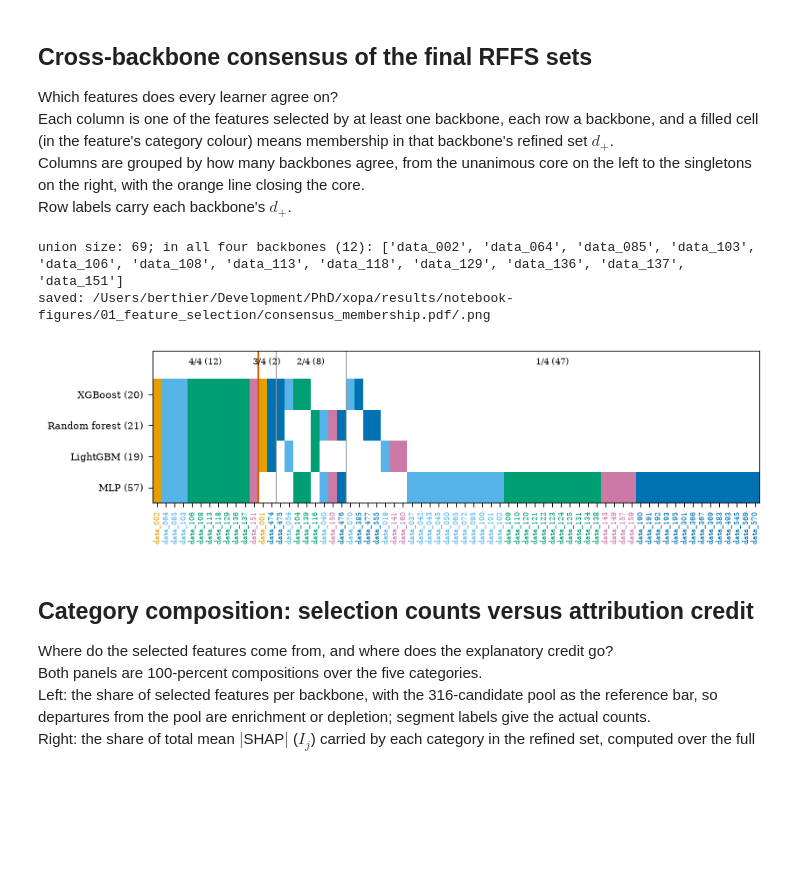
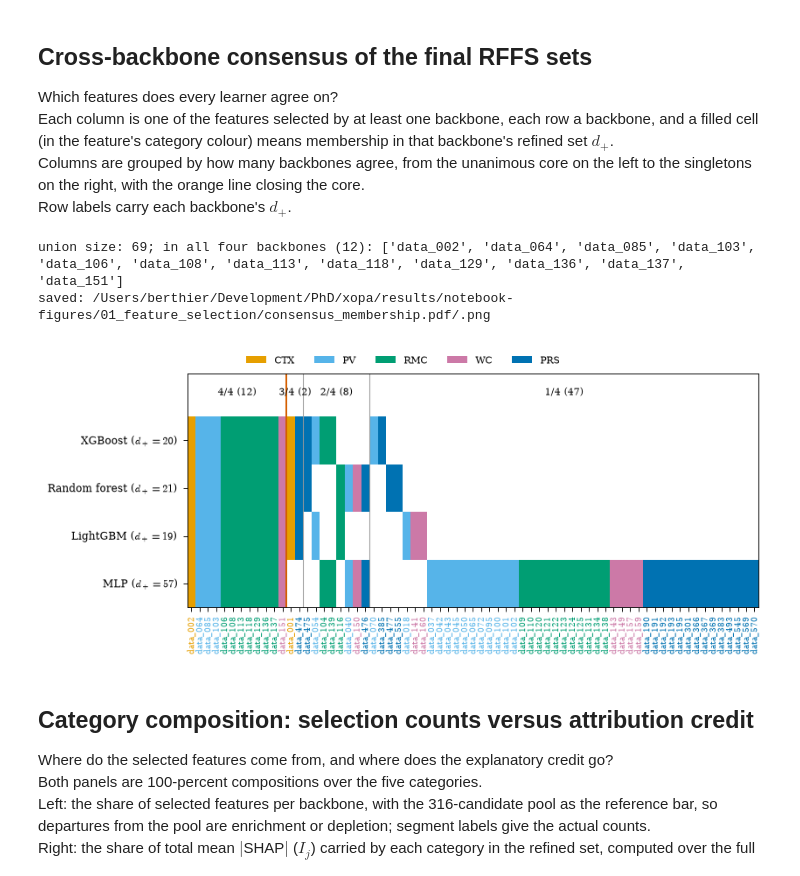
Before and after one commit to LouisTier/xopa, a Jupyter notebook: notebooks/01_feature_selection.ipynb, the cells around one changed output. Saved outputs shown, nothing was run; the diff lists cells and outputs as text; code cells hidden in the pictures; blank space fills up the shorter version.

Commit message:
feat: Update figures display

```diff
--- a/notebooks/01_feature_selection.ipynb
+++ b/notebooks/01_feature_selection.ipynb
@@ -187,8 +196,6 @@ Legend entries carry each backbone's $d_*$ at $\tau=0.8$.
 tau_grid = np.round(np.arange(0.05, 1.001, 0.05), 2)
 tau_summary_rows = []
 fig, (ax1, ax2) = plt.subplots(1, 2, figsize=(ONE_HALF_COL, 2.9), sharex=True)
-ax2.axhspan(0.9, 1.0, color="#BBBBBB", alpha=0.25, lw=0)
-ax2.text(0.07, 0.905, "near-identical set", fontsize=6, color="#555555", va="bottom")
 for backbone in BACKBONES:
     winner = summaries[backbone]["winner"]
     cell = freqs[backbone].query(
@@ -221,19 +228,10 @@ for backbone in BACKBONES:
         )
         ax1.plot(tau_auto, len(kept_auto), ls="none", **marker_kw)
         ax2.plot(tau_auto, j_auto, ls="none", **marker_kw)
-    else:
-        ax1.annotate(
-            "no admissible " + N["tau"] + "$_{auto}$\n(probe frequency 1.0)",
-            xy=(1.0, d_curve[-1]),
-            xytext=(0.50, d_curve[-1] - 36),
-            fontsize=6,
-            color=color,
-            arrowprops=dict(arrowstyle="->", color=color, lw=0.7),
-        )
     tau_summary_rows.append(
         {
             "backbone": BACKBONE_LABELS[backbone],
-            "probe frequency": max_probe / Q,
+            "reference frequency": max_probe / Q,
             "tau_auto": tau_auto,
             "survivors at tau_auto": (
                 len(kept_auto) if tau_auto is not None else np.nan
@@ -243,15 +241,15 @@ for backbone in BACKBONES:
     )
 for ax in (ax1, ax2):
     ax.axvline(0.8, color="black", ls="--", lw=0.9)
-    ax.set_xlabel(N["tau"])
-ax1.set_ylabel(f"survivors {N['d_star']}({N['tau']})")
-ax2.set_ylabel(r"Jaccard vs $\tau=0.8$ set")
+    ax.set_xlabel("Frequency threshold " + N["tau"])
+ax1.set_ylabel(f"Survivor-set size, {N['d_star']}({N['tau']})")
+ax2.set_ylabel("Jaccard overlap with reference survivor set")
 ax2.set_ylim(0.55, 1.02)
 handles, labels = ax1.get_legend_handles_labels()
 handles.append(
     plt.Line2D(
         [], [], marker="o", ms=4.5, mec="black", mew=0.5, color="#999999",
-        ls="none", label=N["tau"] + "$_{auto}$ (probe-derived)",
+        ls="none", label="Synthetic-variable " + N["tau"] + "$_{auto}$",
     )
 )
 fig.legend(handles=handles, ncol=3, loc="upper center", bbox_to_anchor=(0.5, 1.16))
@@ -288,39 +286,47 @@ print(f"union size: {len(union)}; in all four backbones ({len(core)}): {core}")
 
 image = np.ones((len(BACKBONES), len(membership), 3))
 for j, feature in enumerate(membership.index):
     rgb = to_rgb(CATEGORY_COLORS.get(feature_category(feature), "#999999"))
     for i, backbone in enumerate(BACKBONES):
         if membership.loc[feature, backbone]:
             image[i, j] = rgb
 
-fig, ax = plt.subplots(figsize=(DOUBLE_COL, 2.1))
-ax.imshow(image, aspect="auto", interpolation="none")
+fig, ax = plt.subplots(figsize=(DOUBLE_COL, 3.0))
+ax.imshow(image, aspect="auto", interpolation="nearest")
 ax.set_yticks(
     range(4),
-    [f"{BACKBONE_LABELS[b]} ({len(finals[b])})" for b in BACKBONES],
+    [rf"{BACKBONE_LABELS[b]} ($d_+={len(finals[b])}$)" for b in BACKBONES],
+    fontsize=8,
 )
-ax.set_xticks(range(len(membership)), membership.index, rotation=90, fontsize=5)
+ax.set_xticks(range(len(membership)), membership.index, rotation=90, fontsize=6.2)
 for tick, feature in zip(ax.get_xticklabels(), membership.index):
     tick.set_color(CATEGORY_COLORS.get(feature_category(feature), "#999999"))
 group_sizes = membership["n"].value_counts().sort_index(ascending=False)
 edge = -0.5
 for n_agree, size in group_sizes.items():
     edge += size
     ax.axvline(
         edge, color="#D55E00" if n_agree == 4 else "#999999",
         lw=1.3 if n_agree == 4 else 0.7,
     )
     ax.text(
         edge - size / 2, -0.9, f"{n_agree}/4 ({size})",
-        ha="center", va="bottom", fontsize=6.5,
+        ha="center", va="bottom", fontsize=7.5,
     )
 ax.set_ylim(3.5, -1.4)
+category_handles = [
+    plt.Rectangle((0, 0), 1, 1, fc=c, label=cat) for cat, c in CATEGORY_COLORS.items()
+]
+fig.legend(
+    handles=category_handles, ncol=5, loc="upper center",
+    bbox_to_anchor=(0.5, 1.08), fontsize=7.5,
+)
 savefig(fig, "consensus_membership")
 plt.show()
 # %% [output]
 union size: 69; in all four backbones (12): ['data_002', 'data_064', 'data_085', 'data_103', 'data_106', 'data_108', 'data_113', 'data_118', 'data_129', 'data_136', 'data_137', 'data_151']
 saved: /Users/berthier/Development/PhD/xopa/results/notebook-figures/01_feature_selection/consensus_membership.pdf/.png
-[figure, old version]
+[figure, new version]
 # %% [markdown]
 ## Category composition: selection counts versus attribution credit
 
```
Also changed, not shown: parts of 4 cells of this notebook, 8 other files.
